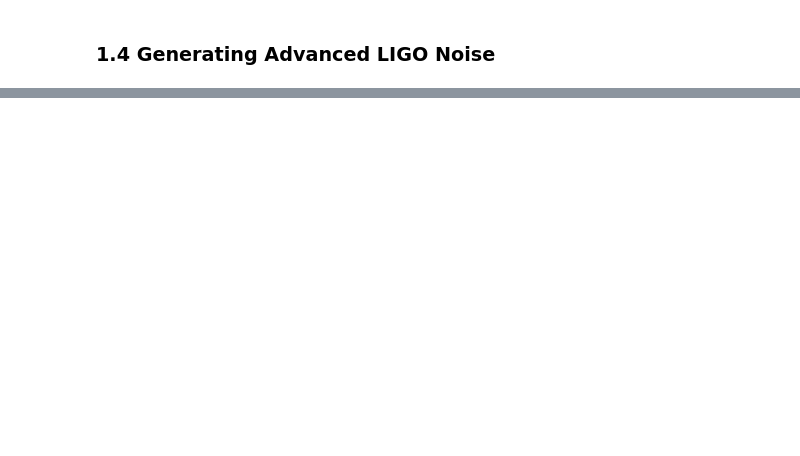
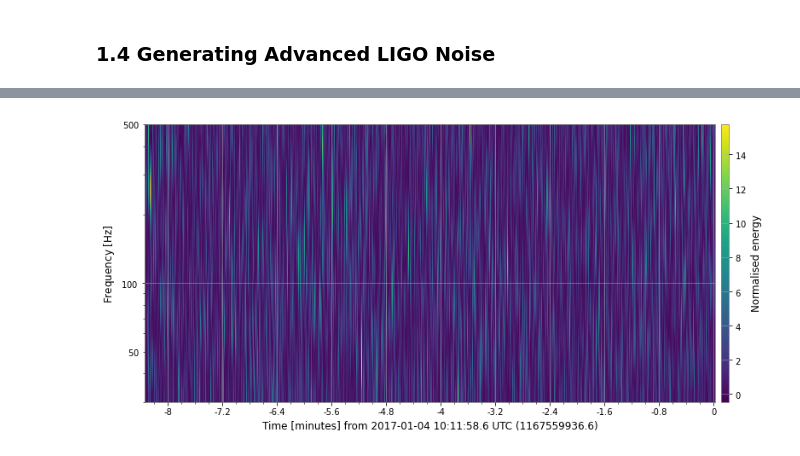
Before and after one commit to xli2522/GW-SignalGen, a Jupyter notebook: GW_gen.ipynb, the cells around one changed output, grey strips where cells are left out. Saved outputs shown, nothing was run; the diff lists cells and outputs as text; code cells hidden in the pictures; blank space fills up the shorter version.

```diff
--- a/GW_gen.ipynb
+++ b/GW_gen.ipynb
@@ -293,0 +346,8 @@ Text(0, 0.5, 'Normalized amplitude')
+# %%
+ax = plot.gca()
+ax.set_epoch(gps)
+ax.set_ylim(30, 500)
+ax.set_yscale("log")
+plot  # refresh
+# %% [output]
+[figure, added]
```
Also changed, not shown: parts of 25 cells of this notebook.
